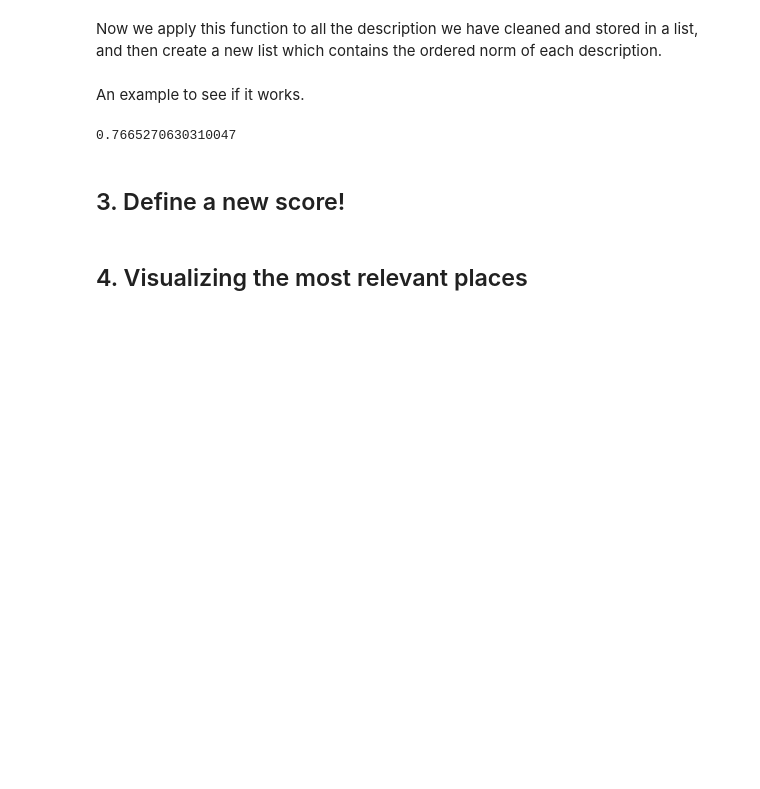
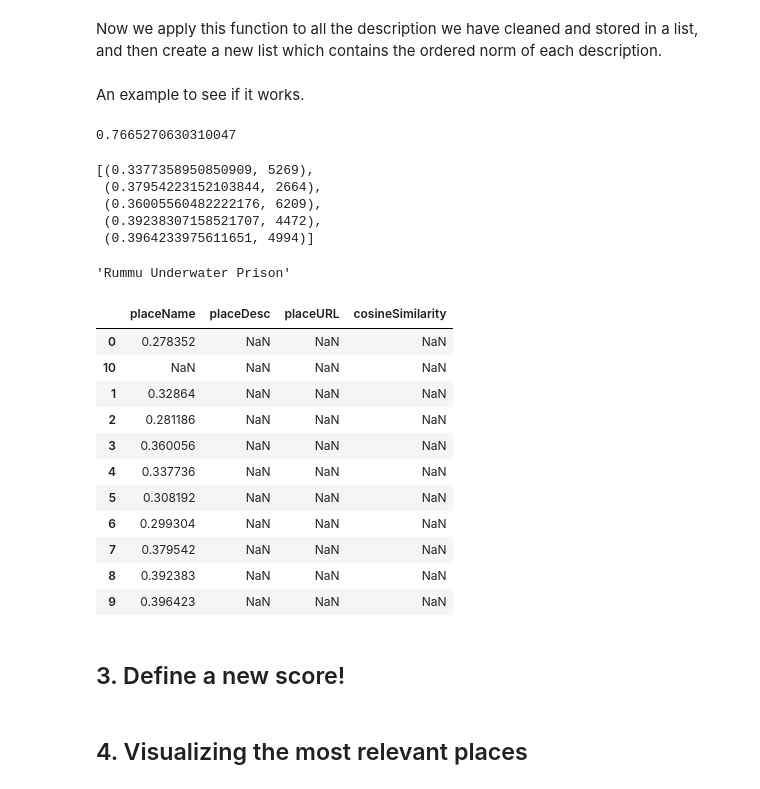
Before and after one commit to albachiarabellaroba/HW3---Group-16, a Jupyter notebook: Copia_di_main_Albachiara.ipynb, the cells around one changed output. Cells and saved outputs as stored; diff of their text form; code cells hidden in the pictures; blank space fills up the shorter version.

```diff
--- a/Copia_di_main_Albachiara.ipynb
+++ b/Copia_di_main_Albachiara.ipynb
@@ -578,6 +576,78 @@ An example to see if it works.
 getNorm(69,list_clean_desc)
 # %% [output]
 0.7665270630310047
+# %%
+def Classifica(query, k):
+  candidati, tfidfquery = output_id2(query)
+  classifica = []
+  heapq.heapify(classifica)
+  #per ogni documento candidato
+  for doc in candidati:
+    prodotti=[]
+    #per ogni parola della query
+    for parola in list(tfidfquery.keys()):
+      tfidf_p = inverted_idx_2[parola]
+      tfidf_pd = tfidf_p[doc]
+      prodotti.append(tfidf_pd * tfidfquery[parola])
+    #cosine similarity
+    somma = sum(prodotti)
+    cosine = somma/norme[doc]
+    heapq.heappush(classifica, (cosine, doc))
+    if len(classifica)==(k+1):
+      heapq.heappop(classifica)
+
+  return classifica
+# %%
+frase = 'american museum'
+
+Classifica(frase, 5)
+# %% [output]
+[(0.3377358950850909, 5269),
+ (0.37954223152103844, 2664),
+ (0.36005560482222176, 6209),
+ (0.39238307158521707, 4472),
+ (0.3964233975611651, 4994)]
+# %%
+def searchEngine(query, k):
+  out=Classifica(query, k)
+
+  col = ['placeName', 'placeDesc', 'placeURL', 'cosineSimilarity']
+  df = pd.DataFrame(columns=col, index=[0,k])
+
+  i=0
+  for cos, ind in out:
+    a=visual.placeName[ind]
+    df.placeName[i] = a
+    b=visual.placeDesc[ind]
+    df.at[i, 'placeName'] = b
+    df.at[i, 'placeName'] = visual.placeURL[ind]
+    df.at[i, 'placeName'] = cos
+    i+=1
+
+  #df.sort_values(by=['cosineSimilarity'], ascending=False)
+
+  return df
+# %%
+visual.placeName[5000]
+# %% [output]
+'Rummu Underwater Prison'
+# %%
+frase = 'american museum'
+
+searchEngine(frase, 10)
+# %% [output]
+|  | placeName | placeDesc | placeURL | cosineSimilarity |
+| 0 | 0.278352 | NaN | NaN | NaN |
+| 10 | NaN | NaN | NaN | NaN |
+| 1 | 0.32864 | NaN | NaN | NaN |
+| 2 | 0.281186 | NaN | NaN | NaN |
+| 3 | 0.360056 | NaN | NaN | NaN |
+| 4 | 0.337736 | NaN | NaN | NaN |
+| 5 | 0.308192 | NaN | NaN | NaN |
+| 6 | 0.299304 | NaN | NaN | NaN |
+| 7 | 0.379542 | NaN | NaN | NaN |
+| 8 | 0.392383 | NaN | NaN | NaN |
+| 9 | 0.396423 | NaN | NaN | NaN |
 # %% [markdown]
 ## 3. Define a new score!
 # %% [markdown]
```
Also changed, not shown: parts of 2 cells of this notebook.
